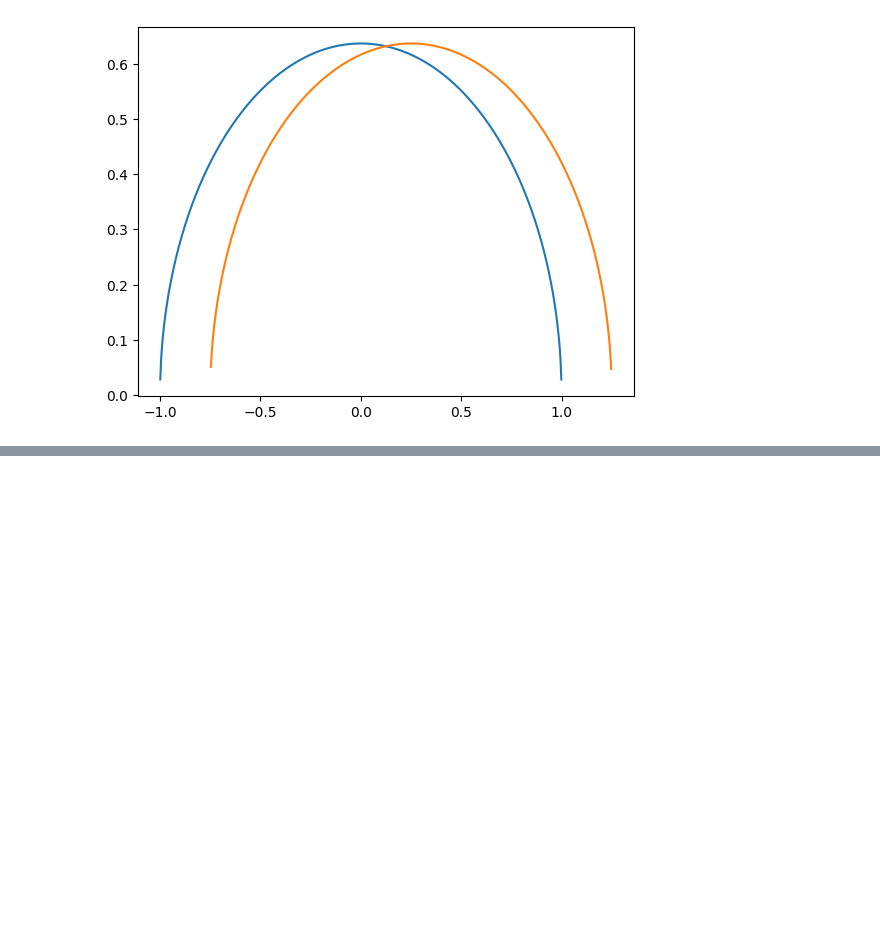
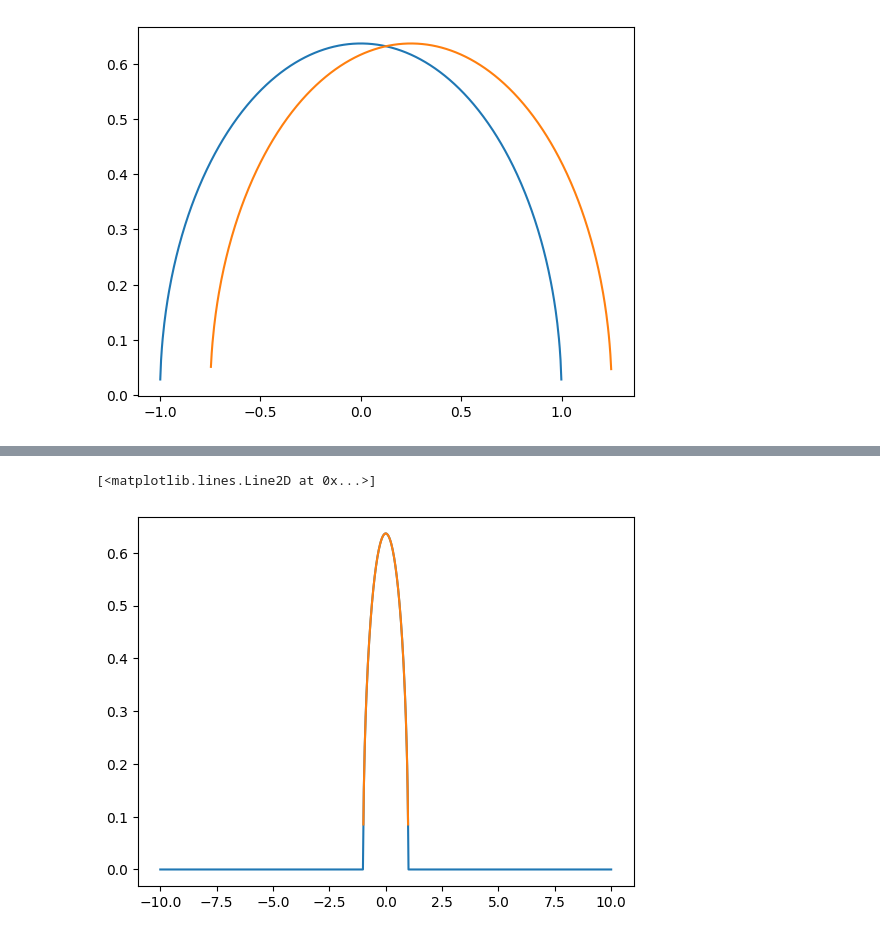
Before and after one commit to fzanichelli001/dmft_from_scratch, a Jupyter notebook: 241123.ipynb, the cells around one changed output, grey strips where cells are left out. Saved outputs shown, nothing was run; the diff lists cells and outputs as text; code cells hidden in the pictures; blank space fills up the shorter version.

```diff
--- a/241123.ipynb
+++ b/241123.ipynb
@@ -113,0 +224,9 @@ def iterative_perturbation_theory_impurity_solver(impurity_non_int_greens_func,
+# %%
+# analytic formula non int gf bethe
+gf_non_int=2/(D**2) * (energy - np.sqrt(energy**2-D**2, dtype=complex))
+
+plt.plot(energy, -gf_non_int.imag/np.pi)
+plt.plot(energy, density_of_states_behte_non_int(energy,D))
+# %% [output]
+[<matplotlib.lines.Line2D at 0x...>]
+[figure, added]
```
Also changed, not shown: parts of 11 cells of this notebook, 1 other file.
